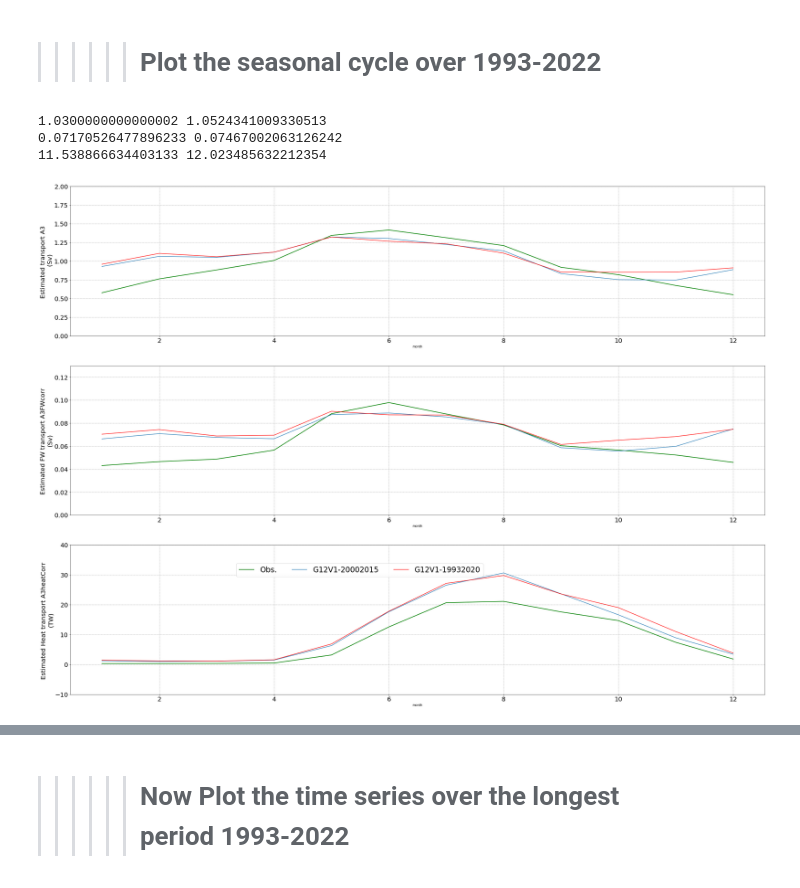
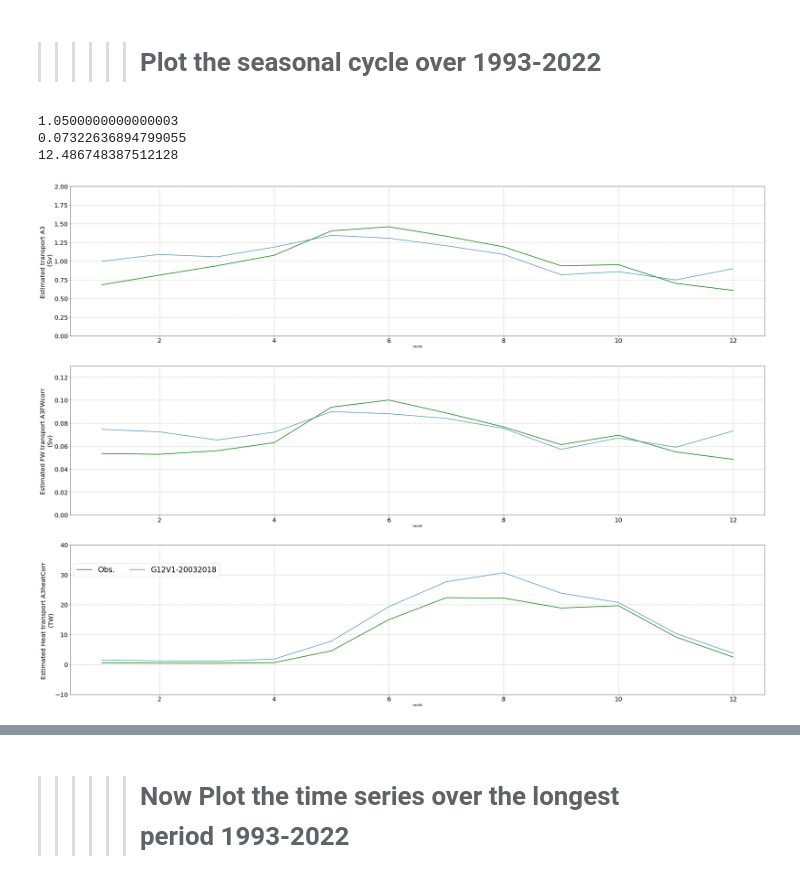
Before and after one commit to ctalandi/TOOLS, a Jupyter notebook: INTERPOLATION/GLORYS12V1/CREG12.L75/BERING/VELOCITY-CORRECTION/Glorys12v1_BERING_BDYs_4CREG12.L75_y19932022.ipynb, the cells around one changed output, grey strips where cells are left out. Drawn from its saved outputs; the diff is of its cells as text; code cells hidden in the pictures.

Commit message:
Apply a correction based on a Bering transport of 1.05Sv including the ACC correction over the range 2003-2015

```diff
--- a/INTERPOLATION/GLORYS12V1/CREG12.L75/BERING/VELOCITY-CORRECTION/Glorys12v1_BERING_BDYs_4CREG12.L75_y19932022.ipynb
+++ b/INTERPOLATION/GLORYS12V1/CREG12.L75/BERING/VELOCITY-CORRECTION/Glorys12v1_BERING_BDYs_4CREG12.L75_y19932022.ipynb
@@ -556,17 +619,17 @@ ds_M['HT_GLORYS12V1AExMercL75_COR']=(('time'),ds_daily['HT_GLORYS12V1AExMercL75_
 # Mean value and std over a specific time window 2010-2015
 if True:
     # Range over wich mean and STD are computed
-    calmean_s=2000  ; calmean_e=2015
+    calmean_s=2003  ; calmean_e=2018
 
     ds_M['transp_GLORYS12V1AExMercL75_COR'].attrs=\
-    {'Std':np.array(ds_M['transp_GLORYS12V1AExMercL75_COR'].sel(time=slice(str(calmean_s),str(calmean_e))).std())*1e-6,\
-     'Mean':np.array(ds_M['transp_GLORYS12V1AExMercL75_COR'].sel(time=slice(str(calmean_s),str(calmean_e))).mean())*1e-6}
+    {'Std 2003-2018':np.array(ds_M['transp_GLORYS12V1AExMercL75_COR'].sel(time=slice(str(calmean_s),str(calmean_e))).std())*1e-6,\
+     'Mean 2003-2018':np.array(ds_M['transp_GLORYS12V1AExMercL75_COR'].sel(time=slice(str(calmean_s),str(calmean_e))).mean())*1e-6}
     ds_M['FW_GLORYS12V1AExMercL75_COR'].attrs=\
-    {'Std':np.array(ds_M['FW_GLORYS12V1AExMercL75_COR'].sel(time=slice(str(calmean_s),str(calmean_e))).std())*1e-6,\
-     'Mean':np.array(ds_M['FW_GLORYS12V1AExMercL75_COR'].sel(time=slice(str(calmean_s),str(calmean_e))).mean())*1e-6}
+    {'Std 2003-2018':np.array(ds_M['FW_GLORYS12V1AExMercL75_COR'].sel(time=slice(str(calmean_s),str(calmean_e))).std())*1e-6,\
+     'Mean 2003-2018':np.array(ds_M['FW_GLORYS12V1AExMercL75_COR'].sel(time=slice(str(calmean_s),str(calmean_e))).mean())*1e-6}
     ds_M['HT_GLORYS12V1AExMercL75_COR'].attrs=\
-    {'Std':np.array(ds_M['HT_GLORYS12V1AExMercL75_COR'].sel(time=slice(str(calmean_s),str(calmean_e))).std())*1e-12,\
-     'Mean':np.array(ds_M['HT_GLORYS12V1AExMercL75_COR'].sel(time=slice(str(calmean_s),str(calmean_e))).mean())*1e-12}
+    {'Std 2003-2018':np.array(ds_M['HT_GLORYS12V1AExMercL75_COR'].sel(time=slice(str(calmean_s),str(calmean_e))).std())*1e-12,\
+     'Mean 2003-2018':np.array(ds_M['HT_GLORYS12V1AExMercL75_COR'].sel(time=slice(str(calmean_s),str(calmean_e))).mean())*1e-12}
 # %%
 ds_M.info()
 # %% [output]
@@ -703,23 +769,23 @@ dosavefig=False
 >>>>>> # Plot the seasonal cycle over 1993-2022
 # %%
 plt.figure(figsize=(40,30))
-calmean_s=2000  ; calmean_e=2015
+calmean_s=2003  ; calmean_e=2018
 calmean_longs=1993  ; calmean_longe=2020
 
 # Volume transport
 #------------------------------------------------------------------------------------
 plt.title('Bering Strait Monthly means \n Obs. from Woodgate et al. PO2017', size=25)
 ax=plt.subplot(311)
-ds_Obs['transp_A3MeanCorr'].sel(time=slice(str(calmean_s),str(calmean_e))).groupby('time.month').mean().plot(color='g',linewidth=2.)
+ds_Obs21['transp_A3MeanCorr'].sel(time=slice(str(calmean_s),str(calmean_e))).groupby('time.month').mean().plot(color='g',linewidth=2.)
 (ds_M['transp_GLORYS12V1AExMercL75_COR']*1e-6).sel(time=slice(str(calmean_s),str(calmean_e))).groupby('time.month').mean('time').plot()
-(ds_M['transp_GLORYS12V1AExMercL75_COR']*1e-6).sel(time=slice(str(calmean_longs),str(calmean_longe))).groupby('time.month').mean('time').plot(color='r')
+#(ds_M['transp_GLORYS12V1AExMercL75']*1e-6).sel(time=slice(str(calmean_longs),str(calmean_longe))).groupby('time.month').mean('time').plot(color='r')
 
 
 Mean_TP_GLORYS12V1AExMercL75_S=np.array((ds_M['transp_GLORYS12V1AExMercL75_COR']*1e-6).sel(time=slice(str(calmean_s),str(calmean_e))).groupby('time.month').mean('time').mean())
-Mean_TP_GLORYS12V1AExMercL75_L=np.array((ds_M['transp_GLORYS12V1AExMercL75_COR']*1e-6).sel(time=slice(str(calmean_longs),str(calmean_longe))).groupby('time.month').mean('time').mean())
+#Mean_TP_GLORYS12V1AExMercL75_L=np.array((ds_M['transp_GLORYS12V1AExMercL75']*1e-6).sel(time=slice(str(calmean_longs),str(calmean_longe))).groupby('time.month').mean('time').mean())
 
-print(Mean_TP_GLORYS12V1AExMercL75_S, Mean_TP_GLORYS12V1AExMercL75_L)
-#print(Mean_TP_GLORYS12V1AExMercL75_S)
+#print(Mean_TP_GLORYS12V1AExMercL75_S, Mean_TP_GLORYS12V1AExMercL75_L)
+print(Mean_TP_GLORYS12V1AExMercL75_S)
 #ax.text('2008',2.25   ,'Mean '+str(calmean_s)+'-'+str(calmean_e)+' : ',color='k',size=24)
 #ax.text('2010',2.25   ,str(np.round(np.nanmean(transp_A3MeanCorr[(calmean_s-syear_Obs)*12:(calmean_e-syear_Obs)*12]),decimals=1))+'+/-'+str(transp_A3MeanCorr_std)+' Sv',color='g',size=24)
 #ax.text('2012',2.2   ,str(np.round(Mean_TP_GLORYS12V1AExMercL75_S,decimals=1))+' Sv',color='b',size=24)
@@ -738,15 +804,15 @@ plt.grid(True,linestyle='--', color='grey',alpha=0.7)
 # FW transport
 #------------------------------------------------------------------------------------
 ax=plt.subplot(312)
-ds_Obs['FW_A3FWcorr'].sel(time=slice(str(calmean_s),str(calmean_e))).groupby('time.month').mean().plot(color='g',linewidth=2.)
+ds_Obs21['FW_A3FWcorr'].sel(time=slice(str(calmean_s),str(calmean_e))).groupby('time.month').mean().plot(color='g',linewidth=2.)
 (ds_M['FW_GLORYS12V1AExMercL75_COR']*1e-6).sel(time=slice(str(calmean_s),str(calmean_e))).groupby('time.month').mean('time').plot()
-(ds_M['FW_GLORYS12V1AExMercL75_COR']*1e-6).sel(time=slice(str(calmean_longs),str(calmean_longe))).groupby('time.month').mean('time').plot(color='r')
+#(ds_M['FW_GLORYS12V1AExMercL75']*1e-6).sel(time=slice(str(calmean_longs),str(calmean_longe))).groupby('time.month').mean('time').plot(color='r')
 
 Mean_FW_GLORYS12V1AExMercL75_S=np.array((ds_M['FW_GLORYS12V1AExMercL75_COR']*1e-6).sel(time=slice(str(calmean_s),str(calmean_e))).groupby('time.month').mean('time').mean())
-Mean_FW_GLORYS12V1AExMercL75_L=np.array((ds_M['FW_GLORYS12V1AExMercL75_COR']*1e-6).sel(time=slice(str(calmean_longs),str(calmean_longe))).groupby('time.month').mean('time').mean())
+#Mean_FW_GLORYS12V1AExMercL75_L=np.array((ds_M['FW_GLORYS12V1AExMercL75']*1e-6).sel(time=slice(str(calmean_longs),str(calmean_longe))).groupby('time.month').mean('time').mean())
 
-print(Mean_FW_GLORYS12V1AExMercL75_S, Mean_FW_GLORYS12V1AExMercL75_L)
-#print(Mean_FW_GLORYS12V1AExMercL75_S)
+#print(Mean_FW_GLORYS12V1AExMercL75_S, Mean_FW_GLORYS12V1AExMercL75_L)
+print(Mean_FW_GLORYS12V1AExMercL75_S)
 #ax.text('2008',0.17   ,'Mean '+str(calmean_s)+'-'+str(calmean_e)+' : ',color='k',size=24)
 #ax.text('2010',0.17   ,str(np.round(np.nanmean(FW_A3FWcorr[(calmean_s-syear_Obs)*12:(calmean_e-syear_Obs)*12]) ,decimals=2))+'+/-'+str(FW_A3FWcorr_std)+' Sv',color='g',size=24)
 #ax.text('2012',0.17   ,str(np.round(ds_M['FW_GLORYS12V1AExMercL75'].Mean,decimals=2))+'+/-'+str(np.round(ds_M['FW_GLORYS12V1AExMercL75'].Std,decimals=2))+' Sv',color='k',size=24)
@@ -758,47 +824,47 @@ plt.xticks(size=20)
 plt.yticks(size=20)
 plt.grid(True,linestyle='--', color='grey',alpha=0.7)
 
 # Heat transport
 #------------------------------------------------------------------------------------
 ax=plt.subplot(313)
-ds_Obs['HT_A3heatCorr'].sel(time=slice(str(calmean_s),str(calmean_e))).groupby('time.month').mean().plot(color='g',linewidth=2.,label='Obs.')
-(ds_M['HT_GLORYS12V1AExMercL75_COR']*1e-12).sel(time=slice(str(calmean_s),str(calmean_e))).groupby('time.month').mean('time').plot(label='G12V1-20002015')
-(ds_M['HT_GLORYS12V1AExMercL75_COR']*1e-12).sel(time=slice(str(calmean_longs),str(calmean_longe))).groupby('time.month').mean('time').plot(color='r',label='G12V1-19932020')
+ds_Obs21['HT_A3heatCorr'].sel(time=slice(str(calmean_s),str(calmean_e))).groupby('time.month').mean().plot(color='g',linewidth=2.,label='Obs.')
+(ds_M['HT_GLORYS12V1AExMercL75_COR']*1e-12).sel(time=slice(str(calmean_s),str(calmean_e))).groupby('time.month').mean('time').plot(label='G12V1-20032018')
+#(ds_M['HT_GLORYS12V1AExMercL75']*1e-12).sel(time=slice(str(calmean_longs),str(calmean_longe))).groupby('time.month').mean('time').plot(color='r',label='G12V1-19932020')
 
 Mean_HT_GLORYS12V1AExMercL75_S=np.array((ds_M['HT_GLORYS12V1AExMercL75_COR']*1e-12).sel(time=slice(str(calmean_s),str(calmean_e))).groupby('time.month').mean('time').mean())
-Mean_HT_GLORYS12V1AExMercL75_L=np.array((ds_M['HT_GLORYS12V1AExMercL75_COR']*1e-12).sel(time=slice(str(calmean_longs),str(calmean_longe))).groupby('time.month').mean('time').mean())
+#Mean_HT_GLORYS12V1AExMercL75_L=np.array((ds_M['HT_GLORYS12V1AExMercL75']*1e-12).sel(time=slice(str(calmean_longs),str(calmean_longe))).groupby('time.month').mean('time').mean())
 
-print(Mean_HT_GLORYS12V1AExMercL75_S, Mean_HT_GLORYS12V1AExMercL75_L)
-#print(Mean_HT_GLORYS12V1AExMercL75_S)
+#print(Mean_HT_GLORYS12V1AExMercL75_S, Mean_HT_GLORYS12V1AExMercL75_L)
+print(Mean_HT_GLORYS12V1AExMercL75_S)
 #ax.text('2008',64.   ,'Mean '+str(calmean_s)+'-'+str(calmean_e)+' : ',color='k',size=24)
 #ax.text('2010',64.   ,str(np.round(np.nanmean(HT_A3heatCorr[(calmean_s-syear_Obs)*12:(calmean_e-syear_Obs)*12]),decimals=1))+'+/-'+str(HT_A3heatCorr_std)+' TW',color='g',size=24)
 #ax.text('2012',64.   ,str(np.round(ds_M['HT_GLORYS12V1AExMercL75'].Std,decimals=2))+'+/-'+str(np.round(ds_M['HT_GLORYS12V1AExMercL75'].Std,decimals=2))+' TW',color='k',size=24)
 #ax.text('2017',65.   ,'Tref=-1.9 DegC',color='k',size=24)
 
 #plt.xlim(['2000','2020'])
 plt.ylabel('Estimated Heat transport A3heatCorr \n'+r'(TW)',size=20)
 plt.xticks(size=20)
 plt.yticks(size=20)
 plt.grid(True,linestyle='--', color='grey',alpha=0.7)
 plt.ylim([-10.,40.])
 
 plt.legend(bbox_to_anchor=(0., 0.8, 0.6, 0.102),ncol=3, fontsize=24)
 
 #plt.tight_layout()
 dosavefig=True
 #if dosavefig : plt.savefig('./FIGURES/BeringStrait_GLORYS12V1_SeasCyc_March2023_y'+str(calmean_s)+str(calmean_e)+'.pdf')
-if dosavefig : plt.savefig('./FIGURES/BeringStrait_GLORYS12V1_SeasCycCOR_March2023_y20002020.pdf')
+if dosavefig : plt.savefig('./FIGURES/BeringStrait_GLORYS12V1_SeasCycCOR_April2023_y20002020.pdf')
 dosavefig=False
 
 # For memory
-#0.947 0.9676263044500967
-#0.06592707353949255 0.06865292188136458
-#10.609035633766764 11.054602809422429
+#0.9970529552768718
+#0.06843157431642953
+#11.001328051754514
 # %% [output]
-1.0300000000000002 1.0524341009330513
-0.07170526477896233 0.07467002063126242
-11.538866634403133 12.023485632212354
+1.0500000000000003
+0.07322636894799055
+12.486748387512128
-[figure, old version]
+[figure, new version]
 # %%
 ds_M
 # %% [output]
```
Also changed, not shown: parts of 18 cells of this notebook, 1 other file.
